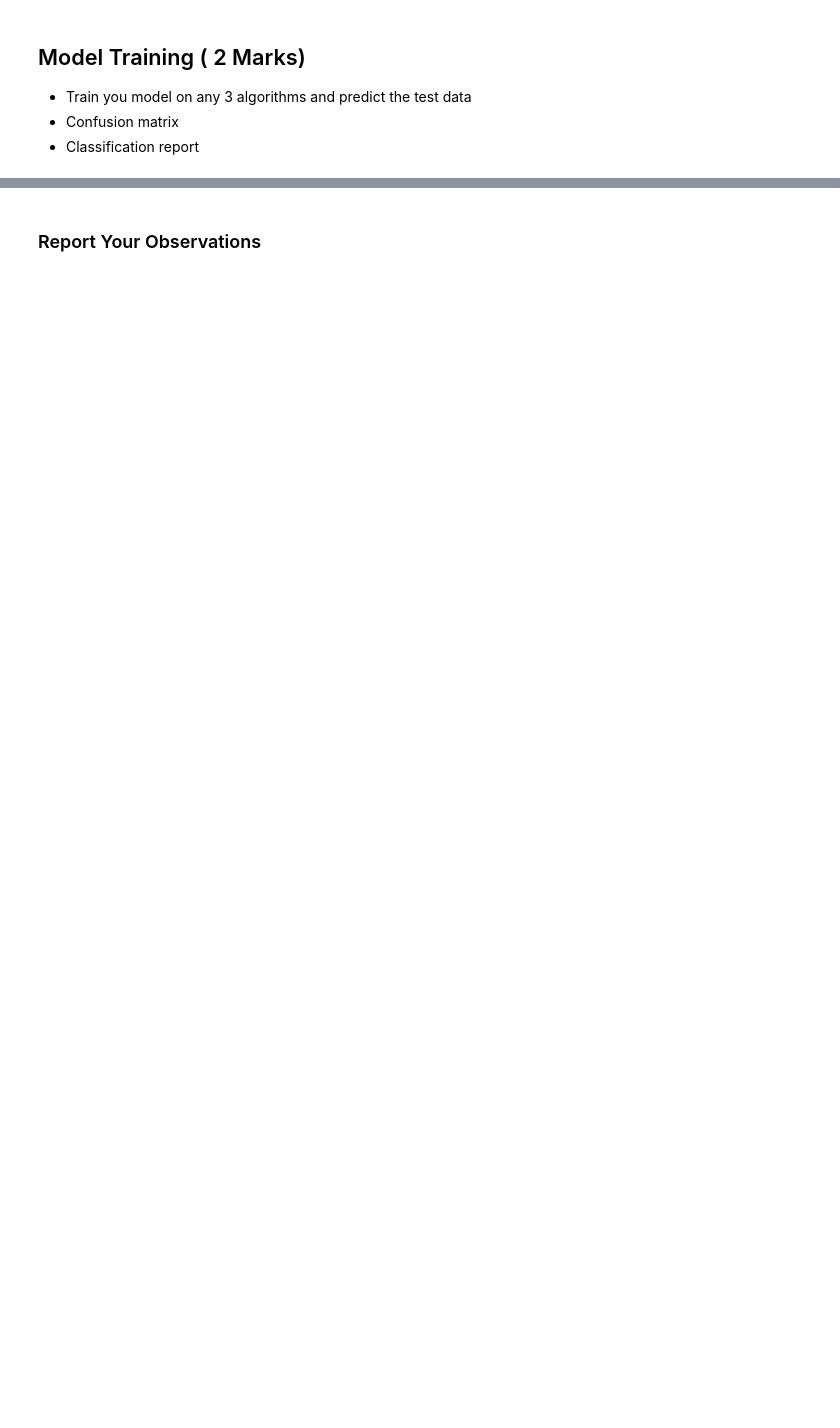
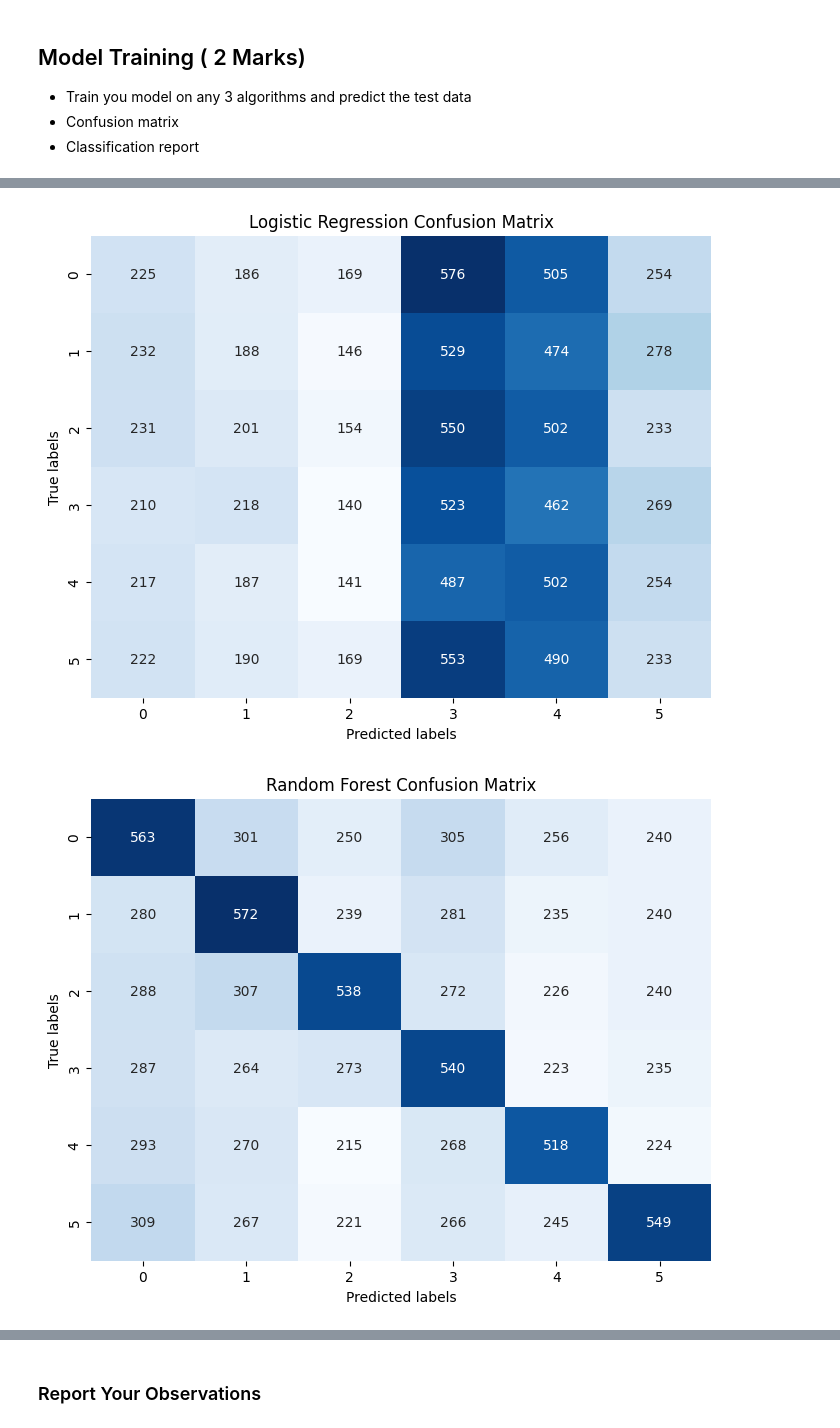
Before and after one commit to bhuvanameganathan10/Predictive-sentiment-analysis, a Jupyter notebook: M3_MP3_NB_Healthcare_Classification.ipynb, the cells around one changed output, grey strips where cells are left out. Cells and saved outputs as stored; diff of their text form; code cells hidden in the pictures; blank space fills up the shorter version.

```diff
--- a/M3_MP3_NB_Healthcare_Classification.ipynb
+++ b/M3_MP3_NB_Healthcare_Classification.ipynb
@@ -370,10 +413,5 @@ model = # YOUR CODE HERE
 # %%
 # Predict the model on test data
+log_reg_pred = log_reg.predict(X_test)
+rf_clf_pred = rf_clf.predict(X_test)
+svm_clf_pred = svm_clf.predict(X_test)
-# %%
-# YOUR CODE HERE: To visualise the confusion matrix
-cm =
-sns.heatmap(cm, annot=True, fmt='g')
-plt.xlabel('Predicted labels')
-plt.ylabel('True labels')
-plt.title('Confusion Matrix')
-plt.show()
@@ -385,0 +418,33 @@ evaluate_model(model,X_test,y_test)
+# %%
+# YOUR CODE HERE: To visualise the confusion matrix
+
+import seaborn as sns
+import matplotlib.pyplot as plt
+from sklearn.metrics import confusion_matrix
+
+# Step 1: Calculate confusion matrix for each model
+log_reg_cm = confusion_matrix(y_test, log_reg_pred)
+rf_clf_cm = confusion_matrix(y_test, rf_clf_pred)
+svm_clf_cm = confusion_matrix(y_test, svm_clf_pred)
+
+# Step 2: Create a function to plot confusion matrix
+def plot_confusion_matrix(cm, title='Confusion Matrix'):
+    plt.figure(figsize=(8, 6))
+    sns.heatmap(cm, annot=True, fmt='g', cmap='Blues', cbar=False)
+    plt.xlabel('Predicted labels')
+    plt.ylabel('True labels')
+    plt.title(title)
+    plt.show()
+
+# Step 3: Visualize confusion matrices for each model
+# Logistic Regression Confusion Matrix
+plot_confusion_matrix(log_reg_cm, title='Logistic Regression Confusion Matrix')
+
+# Random Forest Confusion Matrix
+plot_confusion_matrix(rf_clf_cm, title='Random Forest Confusion Matrix')
+
+# SVM Confusion Matrix
+plot_confusion_matrix(svm_clf_cm, title='SVM Confusion Matrix')
+# %% [output]
+[figure, added]
+[figure, added]
```
Also changed, not shown: parts of 9 cells of this notebook.
